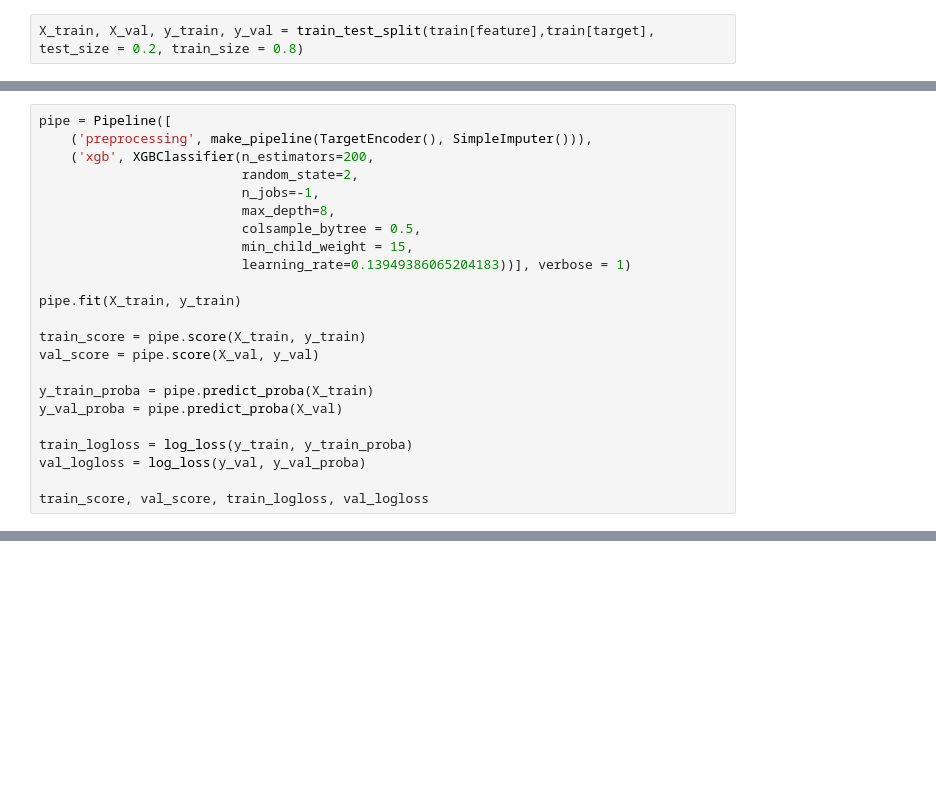
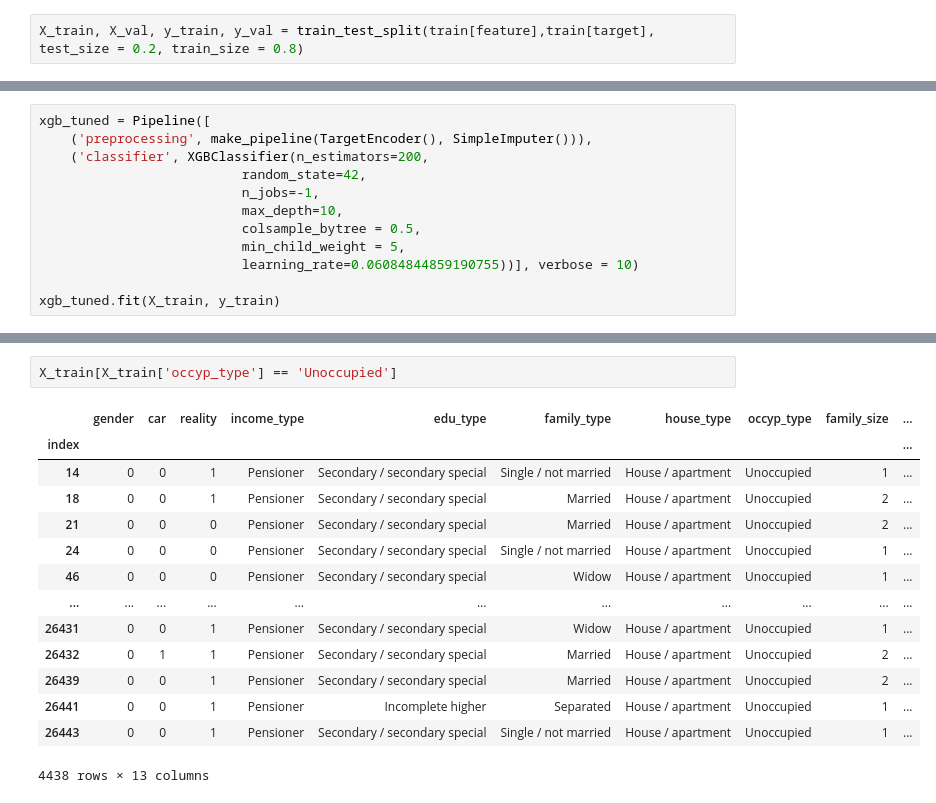
Before and after one commit to mhson-stack/credit-card-overdue-prediciton-ML-project, a Jupyter notebook: credit-card-model.ipynb, the cells around one changed output, grey strips where cells are left out. Drawn from its saved outputs; the diff is of its cells as text; blank space fills up the shorter version.

```diff
--- a/credit-card-model.ipynb
+++ b/credit-card-model.ipynb
@@ -150,24 +177,13 @@ Wall time: 8min 6s
 # %%
-pipe = Pipeline([
+xgb_tuned = Pipeline([
     ('preprocessing', make_pipeline(TargetEncoder(), SimpleImputer())),
-    ('xgb', XGBClassifier(n_estimators=200,
-                          random_state=2,
+    ('classifier', XGBClassifier(n_estimators=200,
+                          random_state=42,
                           n_jobs=-1,
-                          max_depth=8,
+                          max_depth=10,
                           colsample_bytree = 0.5,
-                          min_child_weight = 15,
-                          learning_rate=0.13949386065204183))], verbose = 1)
+                          min_child_weight = 5,
+                          learning_rate=0.06084844859190755))], verbose = 10)
 
-pipe.fit(X_train, y_train)
-
-train_score = pipe.score(X_train, y_train)
-val_score = pipe.score(X_val, y_val)
-
-y_train_proba = pipe.predict_proba(X_train)
-y_val_proba = pipe.predict_proba(X_val)
-
-train_logloss = log_loss(y_train, y_train_proba)
-val_logloss = log_loss(y_val, y_val_proba)
-
-train_score, val_score, train_logloss, val_logloss
+xgb_tuned.fit(X_train, y_train)
 # %% [output]
@@ -242,0 +328,17 @@ eli5.show_weights(
+# %%
+X_train[X_train['occyp_type'] == 'Unoccupied']
+# %% [output]
+|  | gender | car | reality | income_type | edu_type | family_type | house_type | occyp_type | family_size | ... |
+| index |  |  |  |  |  |  |  |  |  | ... |
+| 14 | 0 | 0 | 1 | Pensioner | Secondary / secondary special | Single / not married | House / apartment | Unoccupied | 1 | ... |
+| 18 | 0 | 0 | 1 | Pensioner | Secondary / secondary special | Married | House / apartment | Unoccupied | 2 | ... |
+| 21 | 0 | 0 | 0 | Pensioner | Secondary / secondary special | Married | House / apartment | Unoccupied | 2 | ... |
+| 24 | 0 | 0 | 0 | Pensioner | Secondary / secondary special | Single / not married | House / apartment | Unoccupied | 1 | ... |
+| 46 | 0 | 0 | 0 | Pensioner | Secondary / secondary special | Widow | House / apartment | Unoccupied | 1 | ... |
+| ... | ... | ... | ... | ... | ... | ... | ... | ... | ... | ... |
+| 26431 | 0 | 0 | 1 | Pensioner | Secondary / secondary special | Widow | House / apartment | Unoccupied | 1 | ... |
+| 26432 | 0 | 1 | 1 | Pensioner | Secondary / secondary special | Married | House / apartment | Unoccupied | 2 | ... |
+| 26439 | 0 | 0 | 1 | Pensioner | Secondary / secondary special | Married | House / apartment | Unoccupied | 2 | ... |
+| 26441 | 0 | 0 | 1 | Pensioner | Incomplete higher | Separated | House / apartment | Unoccupied | 1 | ... |
+| 26443 | 0 | 0 | 1 | Pensioner | Secondary / secondary special | Single / not married | House / apartment | Unoccupied | 1 | ... |
+4438 rows × 13 columns
```
Also changed, not shown: parts of 33 cells of this notebook.
